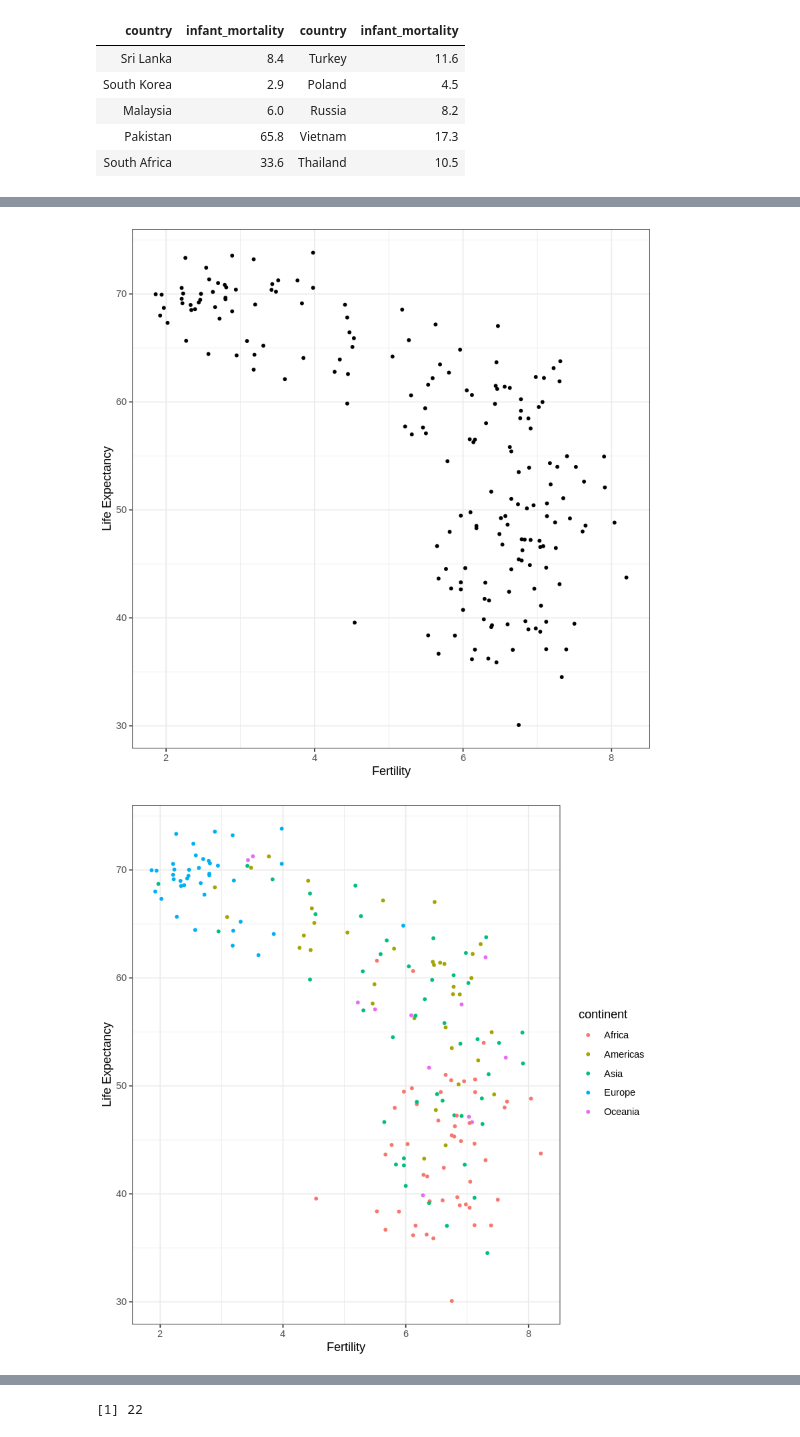
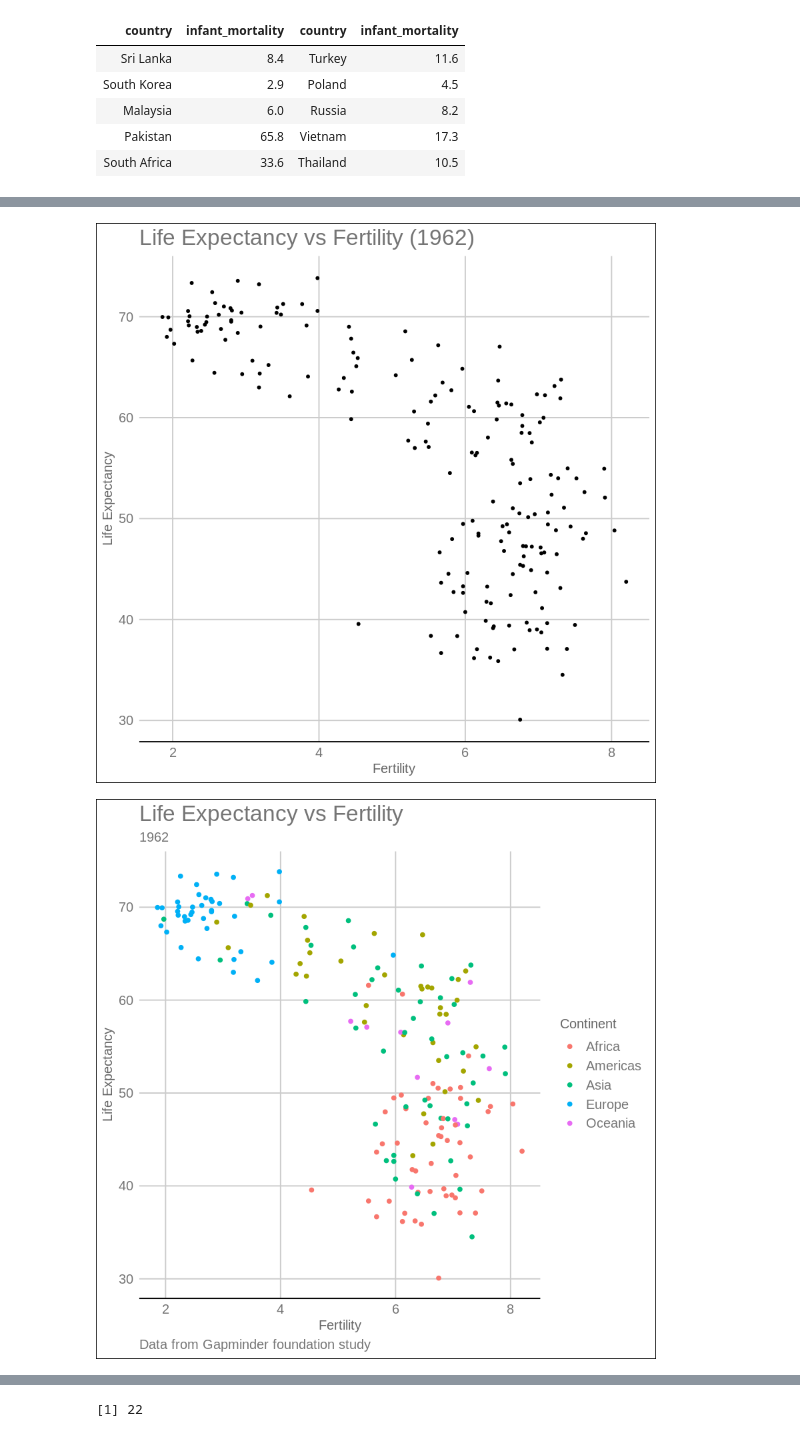
Before and after one commit to ashudva/Case_Studies, a Jupyter notebook: Gapminder/Gapminder.ipynb, the cells around one changed output, grey strips where cells are left out. Cells and saved outputs as stored; diff of their text form; code cells hidden in the pictures.

```diff
--- a/Gapminder/Gapminder.ipynb
+++ b/Gapminder/Gapminder.ipynb
@@ -122,17 +104,24 @@ gapminder %>%
     ggplot(aes(fertility, life_expectancy)) +
     geom_point(size = 1) +
     ylab("Life Expectancy") +
-    xlab("Fertility")
+    xlab("Fertility") +
+    ggtitle("Life Expectancy vs Fertility (1962)") +
+    theme_gdocs()
 # %% [output]
-[figure, old version]
+[figure, new version]
 # %%
 # Add color based on continent
 gapminder %>%
     filter(year == 1962) %>%
-    ggplot(aes(fertility, life_expectancy, col = continent)) +
-    geom_point(size = 1) +
-    ylab("Life Expectancy") +
-    xlab("Fertility")
+    ggplot(aes(fertility, life_expectancy, color = continent)) +
+    geom_point() +
+    labs(title = "Life Expectancy vs Fertility",
+         subtitle = "1962",
+         caption = "Data from Gapminder foundation study",
+         x = "Fertility",
+         y = "Life Expectancy",
+         color = "Continent") +
+    theme_gdocs()
 # %% [output]
-[figure, old version]
+[figure, new version]
 # %%
```
Also changed, not shown: parts of 10 cells of this notebook.
